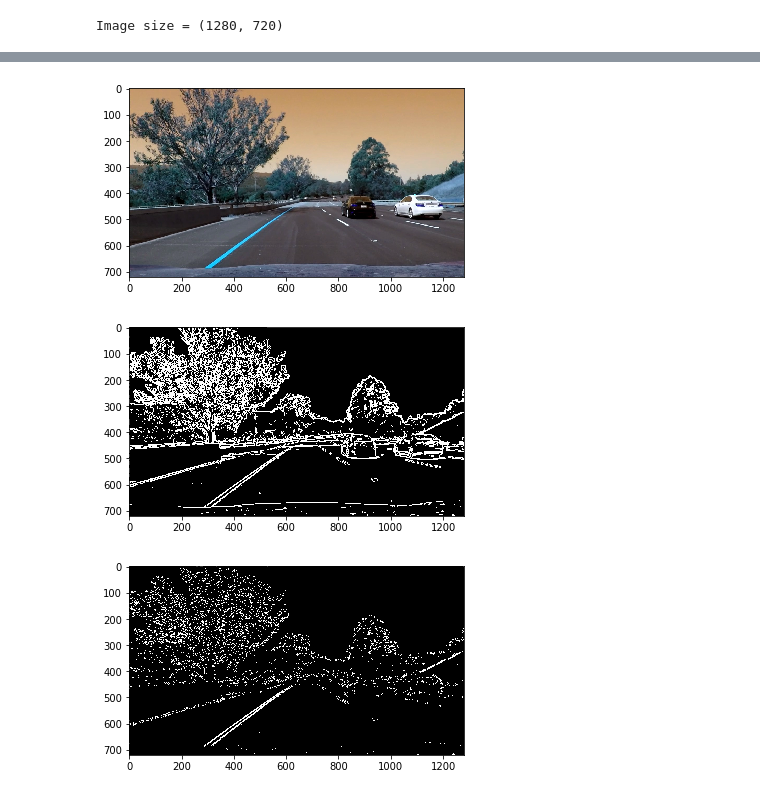
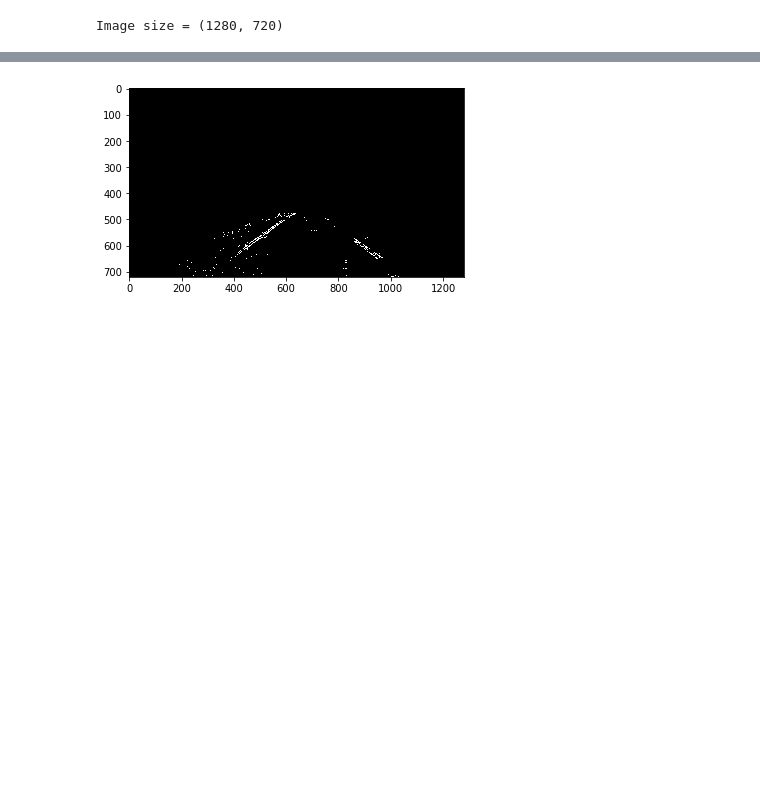
Before and after one commit to artxj/CarND-Advanced-Lane-Lines, a Jupyter notebook: lane_finder.ipynb, the cells around one changed output, grey strips where cells are left out. Cells and saved outputs as stored; diff of their text form; code cells hidden in the pictures; blank space fills up the shorter version.

```diff
--- a/lane_finder.ipynb
+++ b/lane_finder.ipynb
@@ -31,6 +31,10 @@ def show_image(image, cmap=None):
     """
     plt.imshow(image, cmap=cmap)
     plt.show()
+
+def read_image(image_name):
+    image = cv2.imread(image_name)
+    return cv2.cvtColor(image, cv2.COLOR_BGR2RGB)
 # %%
 """
 Camera calibration
@@ -194,12 +237,31 @@ def apply_mask(image, image_size):
+# %%
+
+def combine_sobel_and_hls(image):
+    blurred = blur_image(image)
+    gray = cv2.cvtColor(blurred, cv2.COLOR_RGB2GRAY)
+    threshed = thresh_gray_image(gray)
+    sobel_binary = combine_magnitude_and_direction(threshed)
+    masked = apply_mask(sobel_binary)
+
+    sumElems = cv2.sumElems(masked)[0]
+    if sumElems < 1000:
+        threshed = thresh_gray_image(gray, thresh=(30, 255))
+        sobel_binary = combine_magnitude_and_direction(threshed, mag_thresh=(10, 50), dir_thresh=(0.8, 1.2))
+        masked = apply_mask(sobel_binary)
+
+    s_channel = cv2.cvtColor(image, cv2.COLOR_RGB2HLS)[:,:,2]
+    s_threshed = thresh_gray_image(s_channel, thresh=(95, 255))
+    hls_binary = combine_magnitude_and_direction(s_threshed, mag_thresh=(10, 150), dir_thresh=(0.9, 1.1))
+    s_masked = apply_mask(hls_binary)
+
+    binary_output = np.zeros_like(sobel_binary)
+    binary_output[(masked == 1) | (s_masked == 1)] = 1
+    return binary_output
 # %%
 
-image = cv2.imread('./test_images/test6.jpg')
-show_image(image)
-binary = apply_magnitude_sobel(image)
+image = read_image('./test_images/challenge4.jpg')
+binary = combine_sobel_and_hls(image)
+#binary = apply_mask(binary)
 show_image(binary, cmap='gray')
-binary = combine_magnitude_and_dir(image)
-show_image(binary, cmap='gray')
 # %% [output]
-[figure, old version]
+[figure, new version]
-[figure, removed]
-[figure, removed]
```
Also changed, not shown: parts of 24 cells of this notebook, 13 other files.
